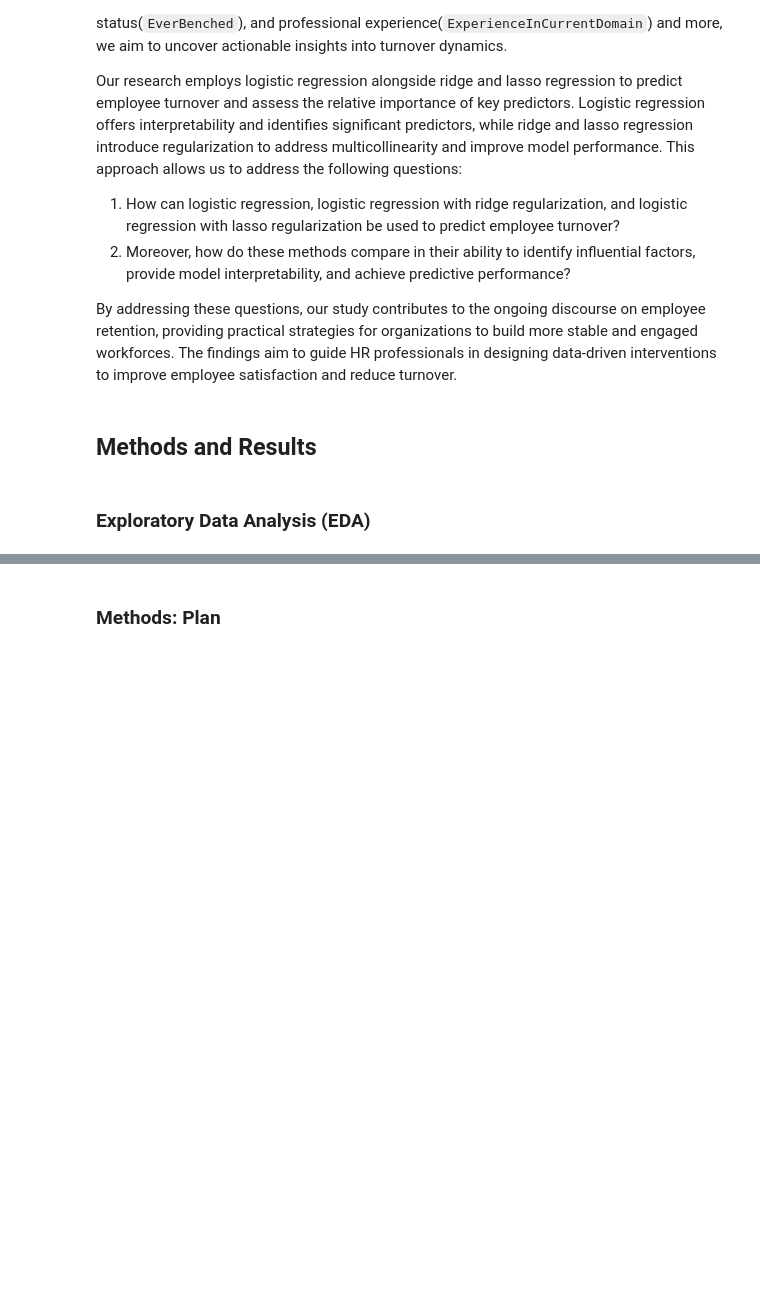
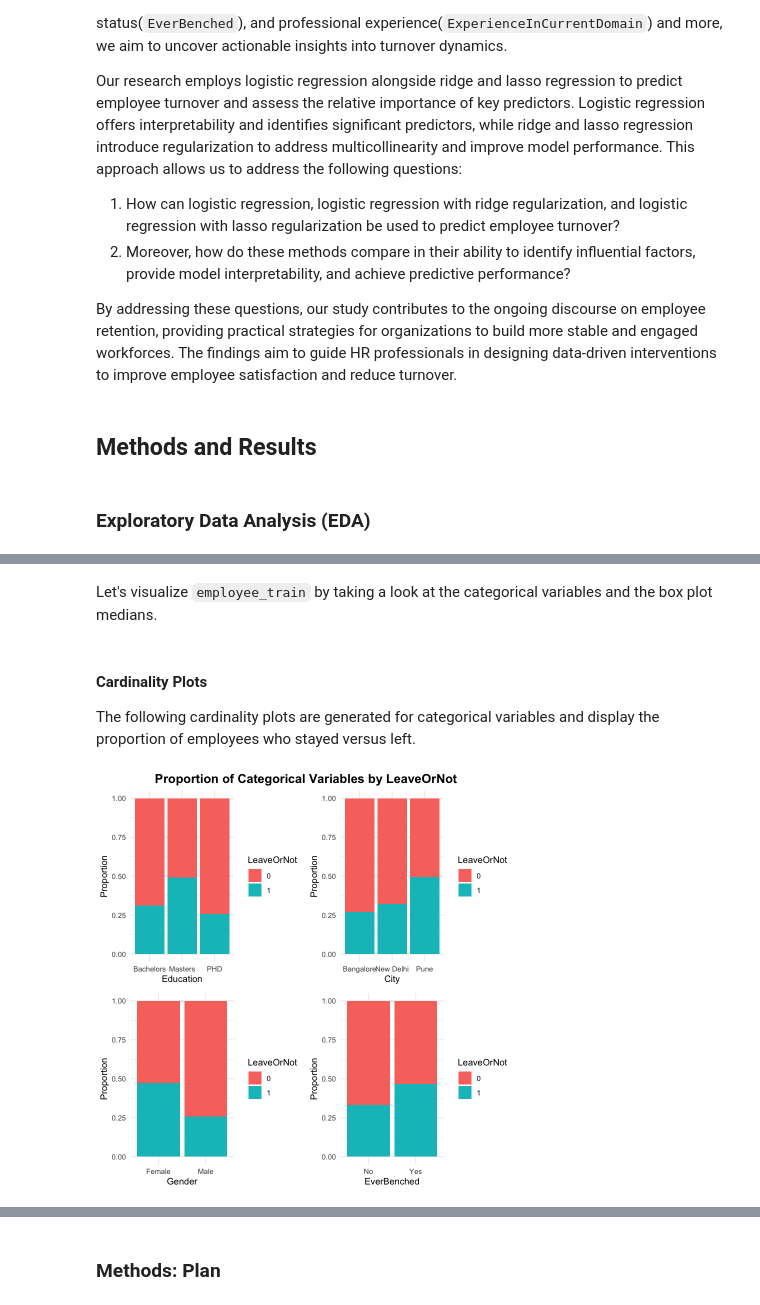
Before and after one commit to vivaanjhaveri/employee-dataset, a Jupyter notebook: final_report.ipynb, the cells around one changed output, grey strips where cells are left out. Drawn from its saved outputs; the diff is of its cells as text; code cells hidden in the pictures; blank space fills up the shorter version.

```diff
--- a/final_report.ipynb
+++ b/final_report.ipynb
@@ -49,0 +79,37 @@ Your EDA must be comprehensive with high quality plots.
+# %%
+employee_train  <- read.csv("data/employee_train.csv")
+employee_test <- read.csv("data/employee_test.csv")
+# %% [markdown]
+Let's visualize `employee_train` by taking a look at the categorical variables and the box plot medians.
+# %%
+options(warn = -1)
+# Ensure 'LeaveOrNot' is a factor for proper grouping
+employee_train <- employee_train %>%
+  mutate(LeaveOrNot = as.factor(LeaveOrNot))
+
+# Calculate variance for each numerical variable by LeaveOrNot
+numeric_vars <- employee_train %>% select(where(is.numeric), LeaveOrNot)
+
+numeric_vars_names <- names(numeric_vars)
+
+categorical_vars <- employee_train %>% select(-numeric_vars_names, -LeaveOrNot)
+categorical_vars$LeaveOrNot <- employee_train$LeaveOrNot
+# %% [markdown]
+#### Cardinality Plots
+The following cardinality plots are generated for categorical variables and display the proportion of employees who stayed versus left.
+# %%
+cardinality_plots <- lapply(names(categorical_vars)[-ncol(categorical_vars)], function(var) {
+  ggplot(categorical_vars, aes(x = .data[[var]], fill = LeaveOrNot)) +
+    geom_bar(position = "fill") +
+    labs(x = var, y = "Proportion") +
+    theme_minimal()
+})
+
+grid.arrange(
+  grobs = cardinality_plots,
+  ncol = 2,  # Adjust as needed for layout
+  top = textGrob("Proportion of Categorical Variables by LeaveOrNot",
+                 gp = gpar(fontsize = 15, fontface = "bold"))  # Customize title size and style here
+)
+# %% [output]
+[figure, added]
```
Also changed, not shown: parts of 10 cells of this notebook.
